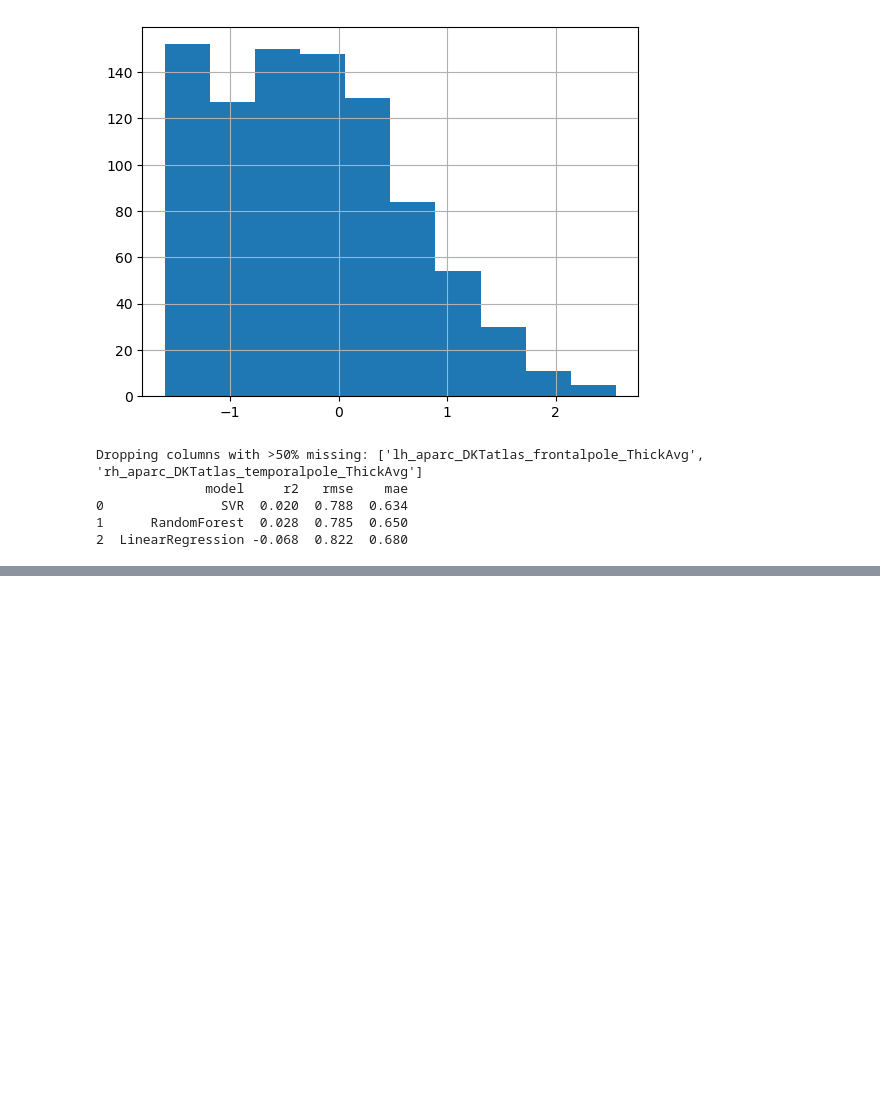
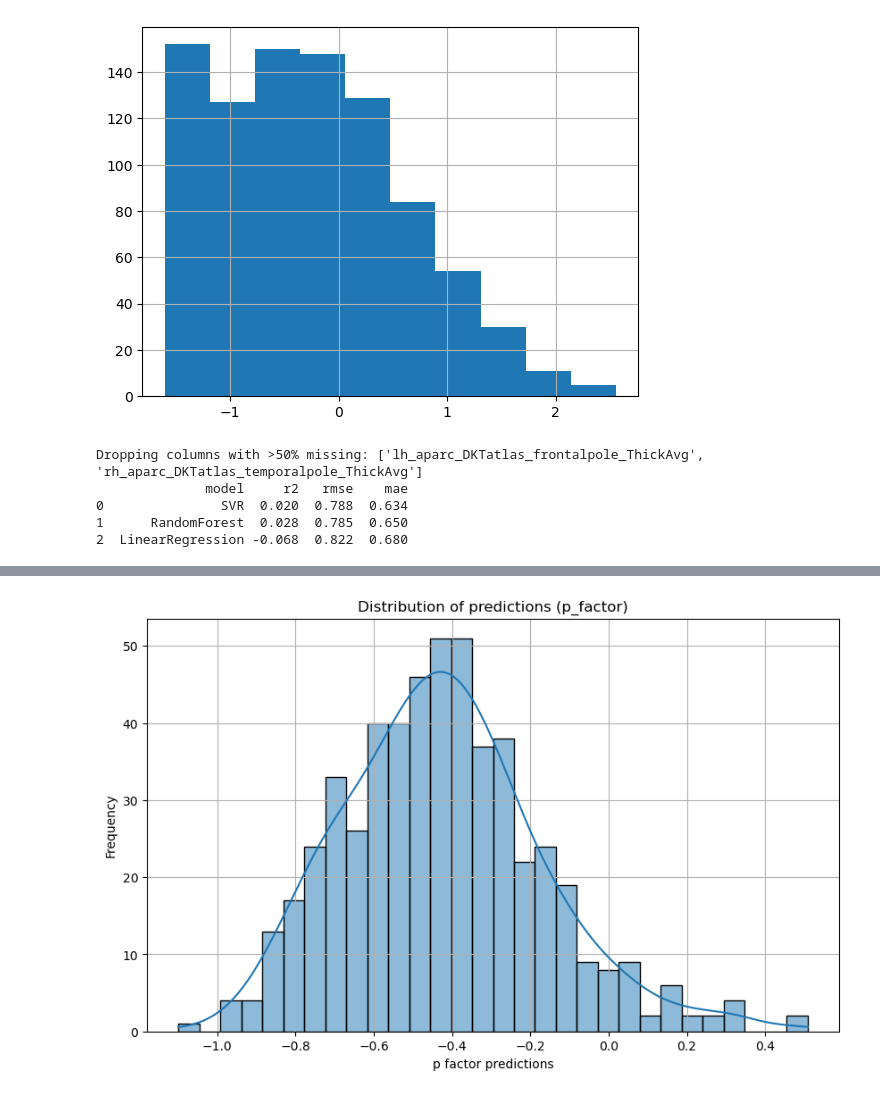
Before and after one commit to vanessatmorgan/week1-project, a Jupyter notebook: DataCleaning.ipynb, the cells around one changed output, grey strips where cells are left out. Cells and saved outputs as stored; diff of their text form; code cells hidden in the pictures; blank space fills up the shorter version.

Commit message:
Final code additions for prediction values and results

```diff
--- a/DataCleaning.ipynb
+++ b/DataCleaning.ipynb
@@ -159,0 +168,17 @@ Dropping columns with >50% missing: ['lh_aparc_DKTatlas_frontalpole_ThickAvg', '
+# %%
+
+x_test_data = test_data.drop(columns=['p_factor'])
+y_test_data = test_data['p_factor']
+
+x_train_data = train_data.drop(columns=['p_factor'])
+y_train_data = train_data['p_factor']
+# %%
+best_model_pipe = Pipeline([
+    ('imputer', SimpleImputer(strategy='mean')),
+    ('scaler',   StandardScaler()),
+    ('pca',      PCA(n_components=0.95)),
+    ('reg',      RandomForestRegressor(random_state=42))
+])
+# %%
+best_model_pipe.fit(x_train_data, y_train_data)
+y_real_pred = best_model_pipe.predict(x_test_data)
@@ -159,0 +205,14 @@ Dropping columns with >50% missing: ['lh_aparc_DKTatlas_frontalpole_ThickAvg', '
+# %%
+
+import matplotlib.pyplot as plt
+import seaborn as sns
+
+plt.figure(figsize=(10,6))
+sns.histplot(y_real_pred, kde=True, bins=30)
+plt.title('Distribution of predictions (p_factor)')
+plt.xlabel('p Factor Predictions')
+plt.ylabel('Frequency')
+plt.grid(True)
+plt.show()
+# %% [output]
+[figure, added]
```
Also changed, not shown: parts of 4 cells of this notebook, 1 other file.
